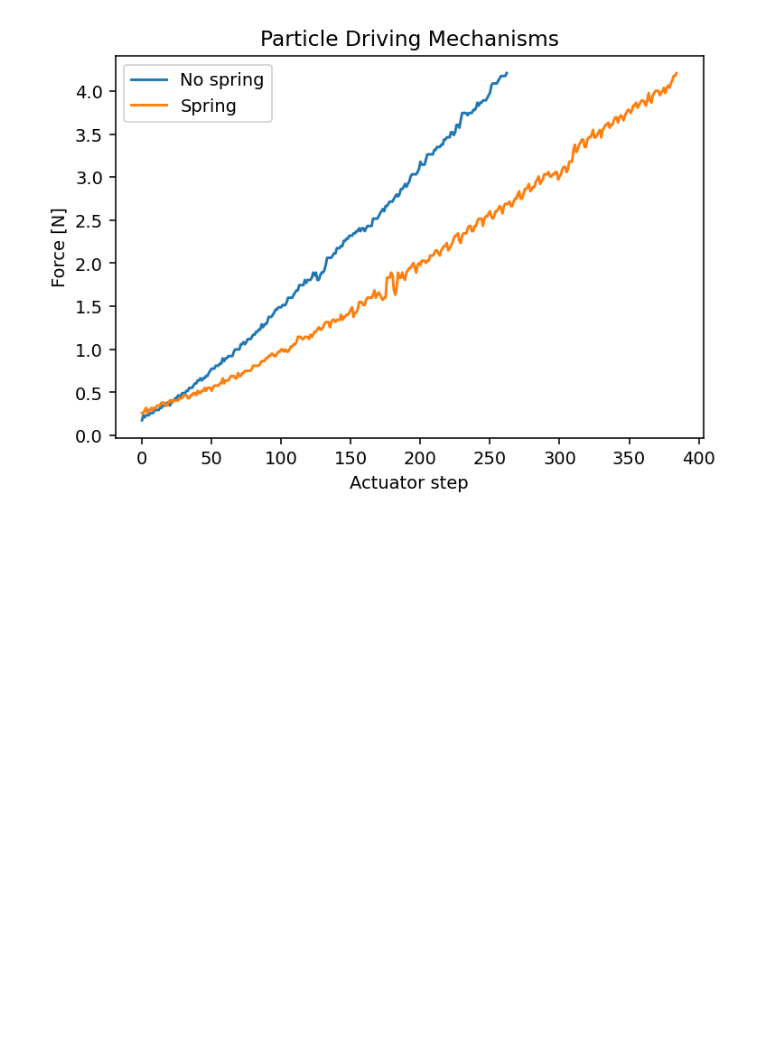
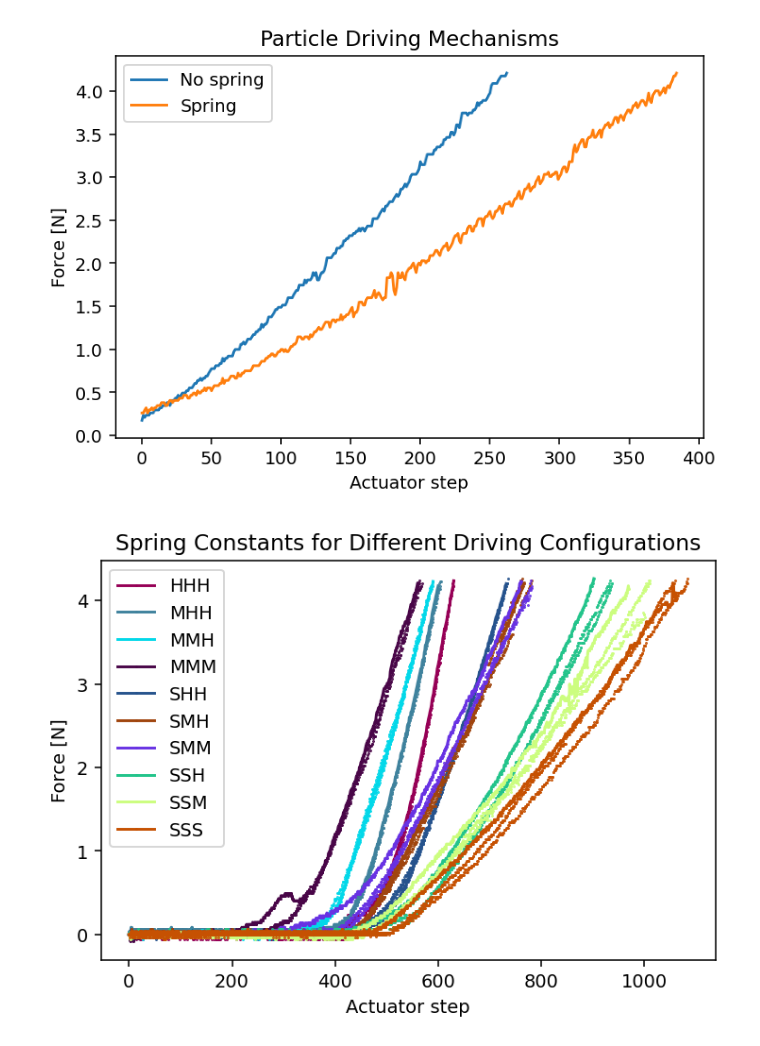
Before and after one commit to Jfeatherstone/SpaceJam, a Jupyter notebook: SpringConstant.ipynb, the cells around one changed output. Drawn from its saved outputs; the diff is of its cells as text; code cells hidden in the pictures; blank space fills up the shorter version.

```diff
--- a/SpringConstant.ipynb
+++ b/SpringConstant.ipynb
@@ -27,3 +30,52 @@ plt.savefig('spring_constant.png')
 plt.show()
 # %% [output]
 [figure]
+# %%
+fileList = os.listdir(dataPath)
+fileList = [f for f in np.sort(fileList) if f[:3] == 'SPR']
+loadCellToNewtonsFactor = .00859
+
+springConstants = {}
+seed = 26
+np.random.seed(seed)
+
+configurations = np.unique([f.split('_')[1] for f in fileList])
+colors = np.random.choice(list(mcolors.XKCD_COLORS.values()), len(configurations))
+
+colorDict = dict(zip(configurations, colors))
+
+for i in range(len(fileList)):
+    configuration = fileList[i].split('_')[1]
+
+    fArr = np.genfromtxt(dataPath + fileList[i])[:,1] * loadCellToNewtonsFactor
+    #tArr = [t for t in np.genfromtxt(dataPath + fileList[i], dtype=object)[:,1]]
+    #print(tArr)
+    #fArr = fArr[9*len(fArr)//10:]
+    fArr -= fArr[0]
+
+    tArr = np.arange(len(fArr))
+    slope = np.linalg.lstsq(tArr[:,None], fArr, rcond=None)
+
+    if configuration in springConstants.keys():
+        springConstants[configuration] += [slope[0]]
+        plt.plot(tArr, fArr, 'o', markersize=.5, c=colorDict[configuration])
+
+    else:
+        springConstants[configuration] = [slope[0]]
+        plt.plot(tArr, fArr, '-o', markersize=.5, c=colorDict[configuration], label=configuration)
+
+    #plt.plot(tArr, tArr*slope[0])
+
+#tArr = np.arange(100)
+#for k,v in springConstants.items():
+    #plt.plot(tArr, np.mean(v)*tArr, label=k, c=colorDict[k])
+
+plt.xlabel('Actuator step')
+plt.ylabel('Force [N]')
+plt.title('Spring Constants for Different Driving Configurations')
+plt.legend()
+
+#plt.savefig('Images/SpringConstants_Full.png')
+plt.show()
+# %% [output]
+[figure, added]
```
Also changed, not shown: parts of 2 cells of this notebook, 23 other files.
